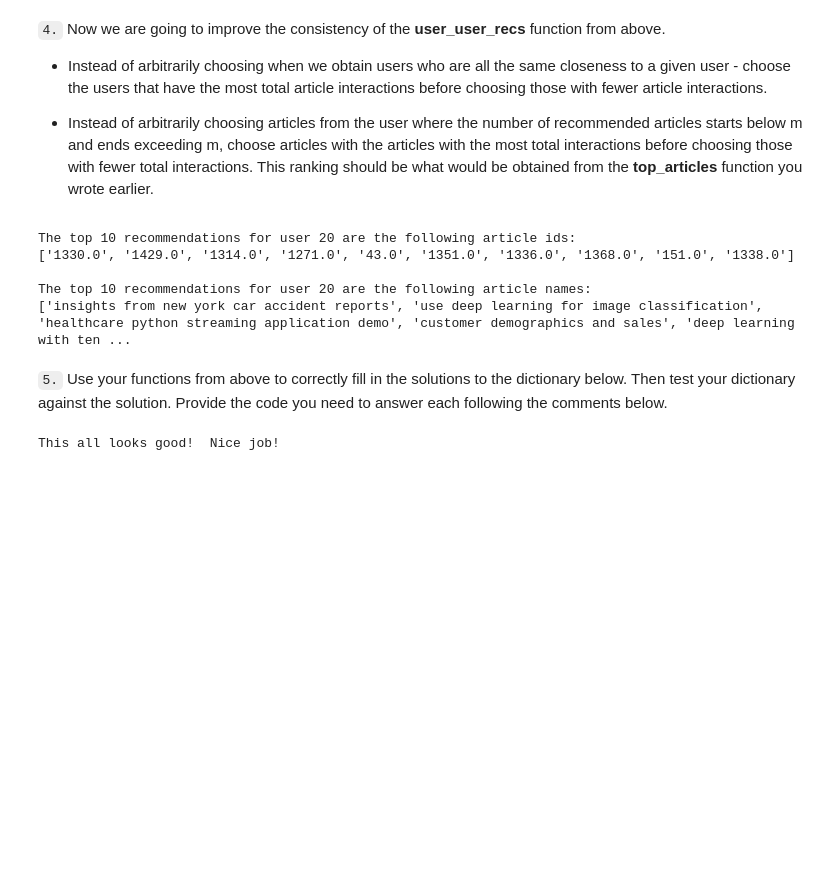
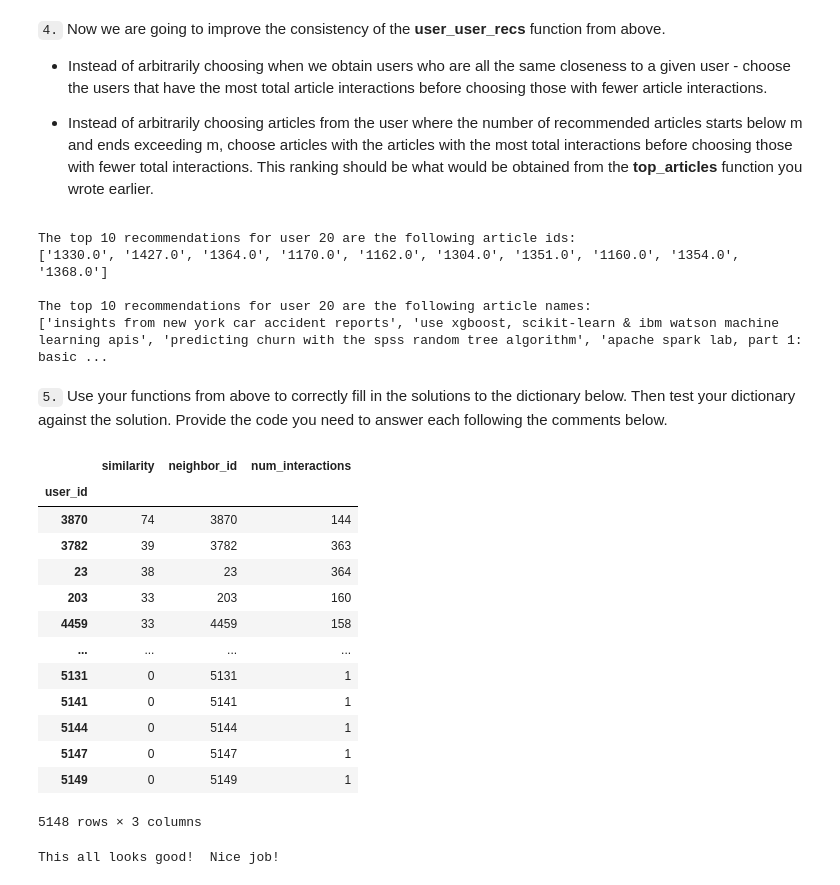
Before and after one commit to Duella12345/ibm_recommender, a Jupyter notebook: Recommendations_with_IBM.ipynb, the cells around one changed output. Cells and saved outputs as stored; diff of their text form; code cells hidden in the pictures; blank space fills up the shorter version.

Commit message:
correct issues in get_top_sorted_users and user_user_recs_part2 functions

```diff
--- a/Recommendations_with_IBM.ipynb
+++ b/Recommendations_with_IBM.ipynb
@@ -491,9 +498,9 @@ def get_top_sorted_users(user_id, df=df, user_item=user_item):
     neighbors_df["neighbor_id"] = most_similar_users.index
 
     # get user interactions
-    neighbors_df["num_interactions"] = [len(get_user_articles(x)[0]) for x in neighbors_df.index]
+    neighbors_df["num_interactions"] =  df.groupby('user_id')['article_id'].count()
 
-    #sort by user in teractions then similarity
+    #sort by user interactions then similarity
     neighbors_df = neighbors_df.sort_values(["similarity", "num_interactions"], ascending=[False,False])
 
     return neighbors_df # Return the dataframe specified in the doc_string
@@ -528,20 +535,24 @@ def user_user_recs_part2(user_id, m=10, user_item=user_item):
     # get users read articles by id
     read_articles = get_user_articles(user_id)[0]
 
+    # get article interactions
+    article_interactions = df.groupby('article_id').count()['user_id']
+
     recs = []
     rec_names = []
 
     for user in similar_users:
 
         # get unread articles read by current similar user
-        unread_articles = set(get_user_articles(user)[0]).difference(set(read_articles))
+        #unread_articles = set(get_user_articles(user)[0]).difference(set(read_articles))
+        unread_articles = np.setdiff1d(get_user_articles(user)[0], read_articles, assume_unique=True)
 
         # create unread article df
         unread_articles_df = pd.DataFrame()
         unread_articles_df["articles"] = sorted(unread_articles)
 
         # get article interactions and sort data frame to get top articles read by similar user to add most read articles first
-        unread_articles_df["num_interactions"] = [user_item[float(x)].sum() for x in unread_articles_df["articles"]]
+        unread_articles_df["num_interactions"] = [article_interactions.loc[float(x)] for x in unread_articles_df["articles"]]
         unread_articles_df = unread_articles_df.sort_values(["num_interactions"], ascending=[False])
 
         #break if already have number of articles required
@@ -568,17 +579,33 @@ print("The top 10 recommendations for user 20 are the following article names:")
 print(rec_names)
 # %% [output]
 The top 10 recommendations for user 20 are the following article ids:
-['1330.0', '1429.0', '1314.0', '1271.0', '43.0', '1351.0', '1336.0', '1368.0', '151.0', '1338.0']
+['1330.0', '1427.0', '1364.0', '1170.0', '1162.0', '1304.0', '1351.0', '1160.0', '1354.0', '1368.0']
 
 The top 10 recommendations for user 20 are the following article names:
-['insights from new york car accident reports', 'use deep learning for image classification', 'healthcare python streaming application demo', 'customer demographics and sales', 'deep learning with ten ...
+['insights from new york car accident reports', 'use xgboost, scikit-learn & ibm watson machine learning apis', 'predicting churn with the spss random tree algorithm', 'apache spark lab, part 1: basic ...
 # %% [markdown]
 `5.` Use your functions from above to correctly fill in the solutions to the dictionary below.  Then test your dictionary against the solution.  Provide the code you need to answer each following the comments below.
 # %%
 ### Tests with a dictionary of results
 
 user1_most_sim = get_top_sorted_users(1).reset_index().iloc[0]['user_id'] # Find the user that is most similar to user 1
 user131_10th_sim =  get_top_sorted_users(131).reset_index().iloc[10]['user_id'] # Find the 10th most similar user to user 131
+get_top_sorted_users(131)
+# %% [output]
+|  | similarity | neighbor_id | num_interactions |
+| user_id |  |  |  |
+| 3870 | 74 | 3870 | 144 |
+| 3782 | 39 | 3782 | 363 |
+| 23 | 38 | 23 | 364 |
+| 203 | 33 | 203 | 160 |
+| 4459 | 33 | 4459 | 158 |
+| ... | ... | ... | ... |
+| 5131 | 0 | 5131 | 1 |
+| 5141 | 0 | 5141 | 1 |
+| 5144 | 0 | 5144 | 1 |
+| 5147 | 0 | 5147 | 1 |
+| 5149 | 0 | 5149 | 1 |
+5148 rows × 3 columns
 # %%
 ## Dictionary Test Here
 sol_5_dict = {
```
Also changed, not shown: parts of 2 cells of this notebook.
